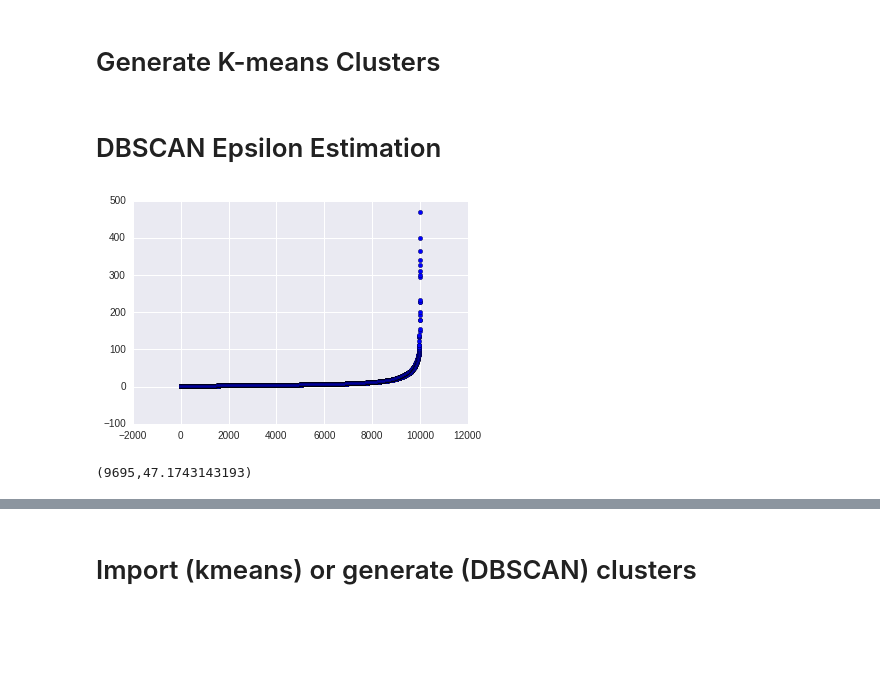
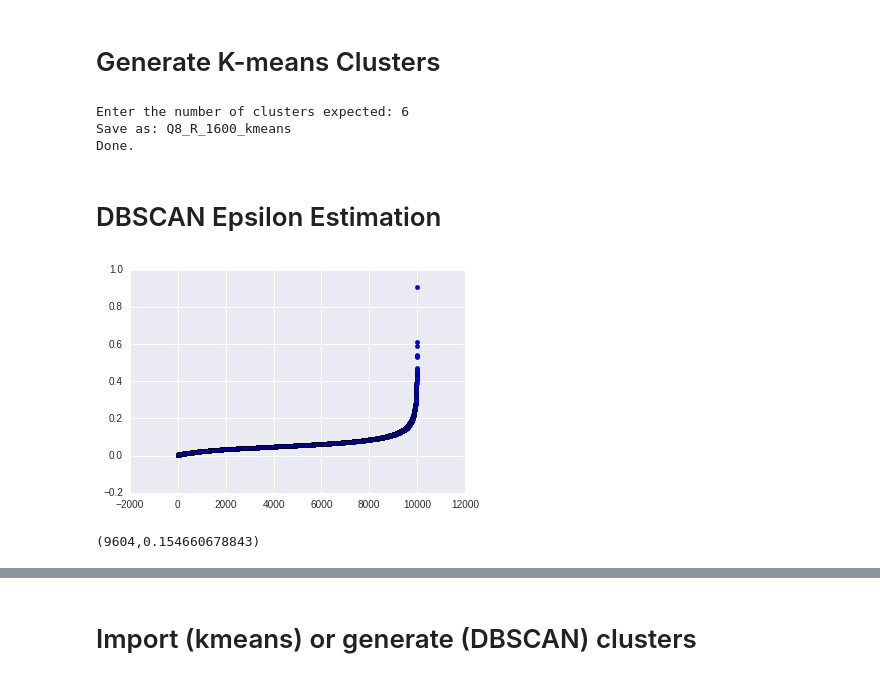
Before and after one commit to lmwalkowicz/KeplerML, a Jupyter notebook: TSNE_ClusterWorkbook.ipynb, the cells around one changed output, grey strips where cells are left out. Drawn from its saved outputs; the diff is of its cells as text; code cells hidden in the pictures; blank space fills up the shorter version.

```diff
--- a/TSNE_ClusterWorkbook.ipynb
+++ b/TSNE_ClusterWorkbook.ipynb
@@ -99,15 +101,18 @@ def tsne_fit(perplexity):
 
     scaler = preprocessing.StandardScaler().fit(X)
     X = scaler.transform(X)
-    tsne = TSNE(n_components=2,perplexity=perplexity,init='pca')
+    tsne = TSNE(n_components=2,perplexity=perplexity,init='random')
     tsne_fit=tsne.fit_transform(X)
-    tsneX=np.array(tsne_fit[:,0])
-    tsneY=np.array(tsne_fit[:,1])
+
+    # Goal is to minimize the KL-Divergence
     kl_div = tsne.kl_divergence_
+
+    # Tying files to t-SNE data coordinates
     dataTSNE = [[filesSample[i],tsne_fit[i][0],tsne_fit[i][1]] for i in range(len(tsne_fit))]
-    return kl_div,tsneX,tsneY,dataTSNE
 
-perplexities = np.array([50,100,200,400,800,1600])
+    return kl_div,tsne_fit,dataTSNE
+
+perplexities = np.array([50,100,200,400,800,1200,1600])
 p = Pool(len(perplexities))
 tsne = p.map(tsne_fit,perplexities)
 p.close()
@@ -120,7 +125,10 @@ print("Optimal perplexity was %s"%perplexities[ind])
 print("Minimum KL-Divergence was %s"%min_kl_div)
 
 tsne_min_kl = tsne[ind]
-x,y,dataTSNE = tsne_min_kl[1],tsne_min_kl[2],tsne_min_kl[3]
+tsne_fit = tsne_min_kl[1]
+x=tsne_fit[:,0]
+y=tsne_fit[:,1]
+dataTSNE = tsne_min_kl[2]
 
 os.remove('X_tmp.npy')
 os.remove('files_tmp.npy')
@@ -131,3 +142,0 @@ with sns.axes_style("darkgrid"):
-# %%
-for i in range(len(tsne)):
-    print(tsne[i][0])
@@ -161,11 +162,3 @@ with sns.axes_style("darkgrid"):
 0.210562303662
 0.210562303662
 [figure]
-# %%
-for i in range(len(tsne)):
-    if tsne[i][0]<tsne[i-1][0] or i==0:
-        min_kl_div = tsne[i][0]
-        ind = i
-print min_kl_div
-print ind
-tsne_min = tsne[20]
@@ -477,6 +472,10 @@ if output:
     pickle.dump(clusteroutputarray,clusterfile)
     clusterfile.close()
     print("Done.")
+# %% [output]
+Enter the number of clusters expected: 6
+Save as: Q8_R_1600_kmeans
+Done.
 # %% [markdown]
 # DBSCAN Epsilon Estimation
 # %%
@@ -489,33 +488,38 @@ I think this could just be applied directly to the kmeans clusters to determine
 not obvious how to automate finding the bend.
 """
 import numpy as np
 import matplotlib
 import matplotlib.pyplot as plt
 from matplotlib.figure import Figure
 from sklearn.neighbors import NearestNeighbors
 
 """--- Importing the relevant data ---"""
 data = tsne_fit
 
 """for f in outlierfiles:
     outlierIndices.append(files.index(f))"""
 
 if __name__ == '__main__':
     # distance array containing all distances
     nbrs = NearestNeighbors(n_neighbors=4, algorithm='ball_tree').fit(data)
     distances, indices = nbrs.kneighbors(data)
     distArr = distances[:,3]
     distArr.sort()
     pts = [i for i in range(len(distArr))]
 
     plt.scatter(pts, distArr)
 
     plt.show()
+
+    # The following looks for the first instance (past the mid point) where the mean of the following 50 points
+    # is at least 5% greater than the mean of the previous 50 points.
+    # Alternatively, perhaps a better method, we could consider the variance of the points and draw conclusions from that
     number = 50
+    cutoff = 1.05
     for i in range(number,len(pts)-number):
-        if np.mean(distArr[i+1:i+number])>=1.1*np.mean(distArr[i-number:i-1]) and i>(len(pts)%2+len(pts))/2:
+        if np.mean(distArr[i+1:i+number])>=cutoff*np.mean(distArr[i-number:i-1]) and i>(len(pts)%2+len(pts))/2:
             print("(%s,%s)"%(pts[i],distArr[i]))
             break
 # %% [output]
-[figure, old version]
+[figure, new version]
-(9695,47.1743143193)
+(9604,0.154660678843)
```
Also changed, not shown: parts of 10 cells of this notebook, 2 other files.
